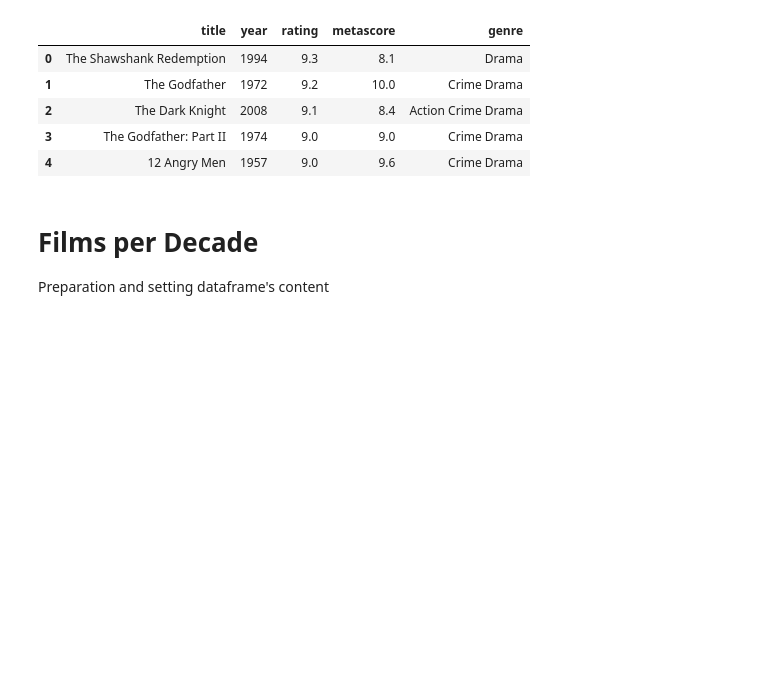
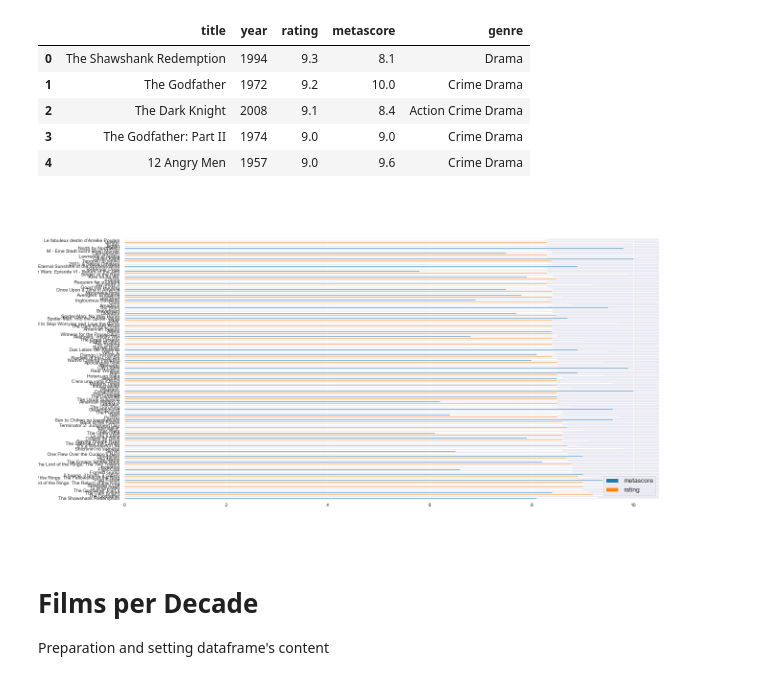
Before and after one commit to taredalen/web-scraping-project, a Jupyter notebook: IMDB/data_exploration.ipynb, the cells around one changed output. Saved outputs shown, nothing was run; the diff lists cells and outputs as text; code cells hidden in the pictures; blank space fills up the shorter version.

```diff
--- a/IMDB/data_exploration.ipynb
+++ b/IMDB/data_exploration.ipynb
@@ -25,6 +27,14 @@ df.head()
 | 2 | The Dark Knight | 2008 | 9.1 | 8.4 | Action Crime Drama |
 | 3 | The Godfather: Part II | 1974 | 9.0 | 9.0 | Crime Drama |
 | 4 | 12 Angry Men | 1957 | 9.0 | 9.6 | Crime Drama |
+# %%
+plt.rcParams['figure.figsize'] = [20, 10]
+
+df.plot(x='title', y=['metascore', 'rating'], kind='barh', align='edge', fontsize=10)
+
+plt.show()
+# %% [output]
+[figure, added]
 # %% [markdown]
 # Films per Decade
 
```
Also changed, not shown: parts of 7 cells of this notebook, 4 other files.
